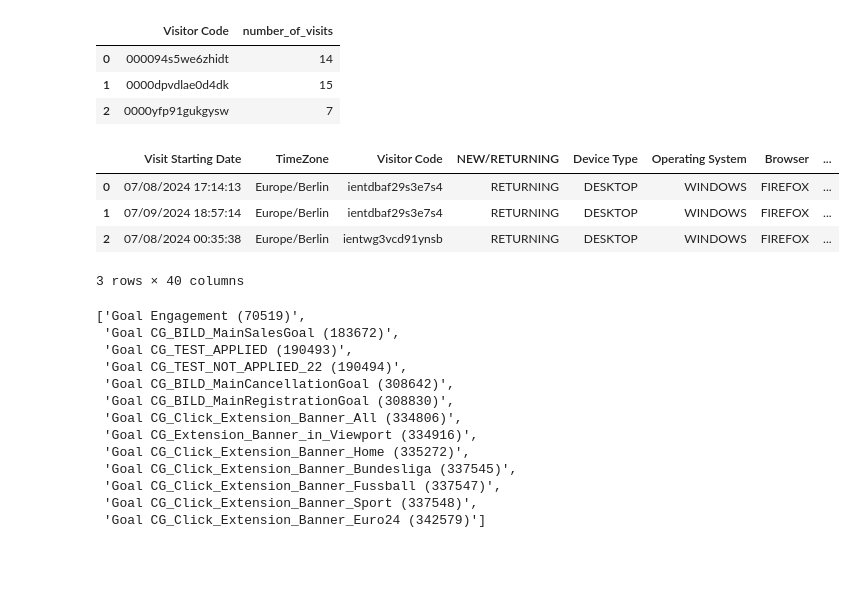
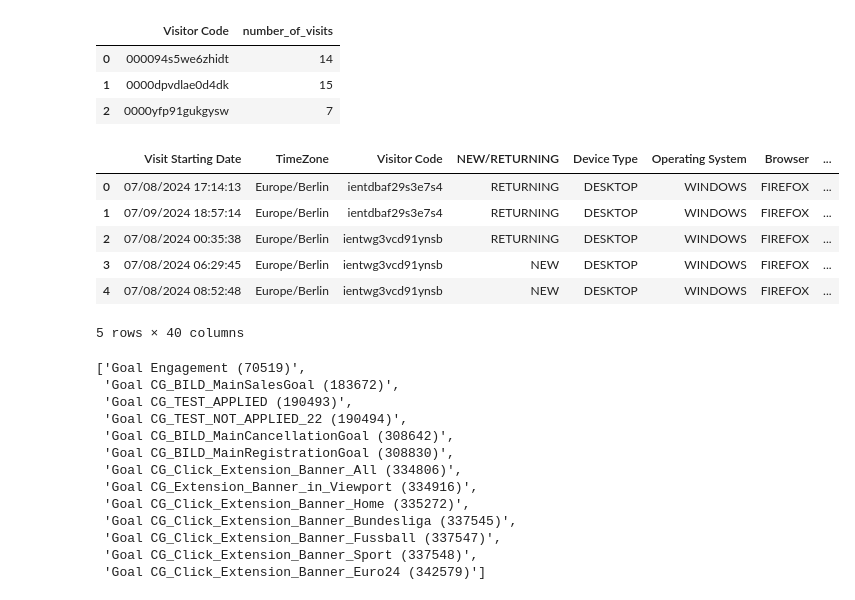
Before and after one commit to GHAZWA-9/app, a Jupyter notebook: dataretr.ipynb, the cells around one changed output. Saved outputs shown, nothing was run; the diff lists cells and outputs as text; code cells hidden in the pictures; blank space fills up the shorter version.

```diff
--- a/dataretr.ipynb
+++ b/dataretr.ipynb
@@ -118,13 +118,15 @@ goal_columns  = [col for col in df.columns if (col.startswith('Goal') and  not c
 #goal_columns = [col for col in df_filtered .columns if col.startswith('Goal')]
 df['goal_product'] = df[goal_columns].prod(axis=1)
 # %%
-df.head(3)
+df.head(5)
 # %% [output]
 |  | Visit Starting Date | TimeZone | Visitor Code | NEW/RETURNING | Device Type | Operating System | Browser | ... |
 | 0 | 07/08/2024 17:14:13 | Europe/Berlin | ientdbaf29s3e7s4 | RETURNING | DESKTOP | WINDOWS | FIREFOX | ... |
 | 1 | 07/09/2024 18:57:14 | Europe/Berlin | ientdbaf29s3e7s4 | RETURNING | DESKTOP | WINDOWS | FIREFOX | ... |
 | 2 | 07/08/2024 00:35:38 | Europe/Berlin | ientwg3vcd91ynsb | RETURNING | DESKTOP | WINDOWS | FIREFOX | ... |
+| 3 | 07/08/2024 06:29:45 | Europe/Berlin | ientwg3vcd91ynsb | NEW | DESKTOP | WINDOWS | FIREFOX | ... |
+| 4 | 07/08/2024 08:52:48 | Europe/Berlin | ientwg3vcd91ynsb | NEW | DESKTOP | WINDOWS | FIREFOX | ... |
-3 rows × 40 columns
+5 rows × 40 columns
 # %%
 goal_columns
 # %% [output]
```
Also changed, not shown: parts of 6 cells of this notebook.
